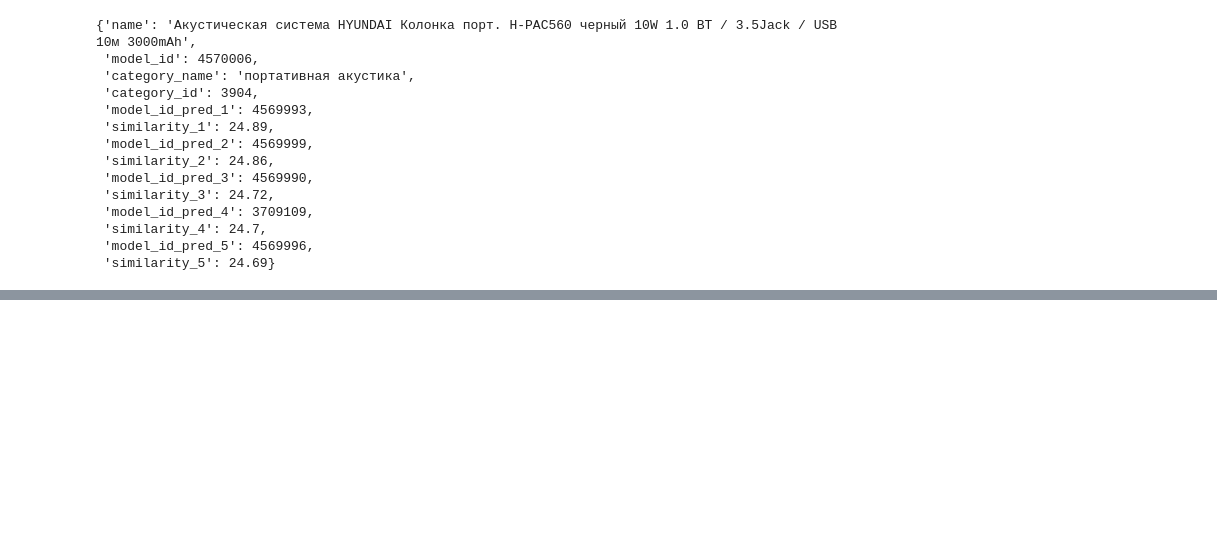
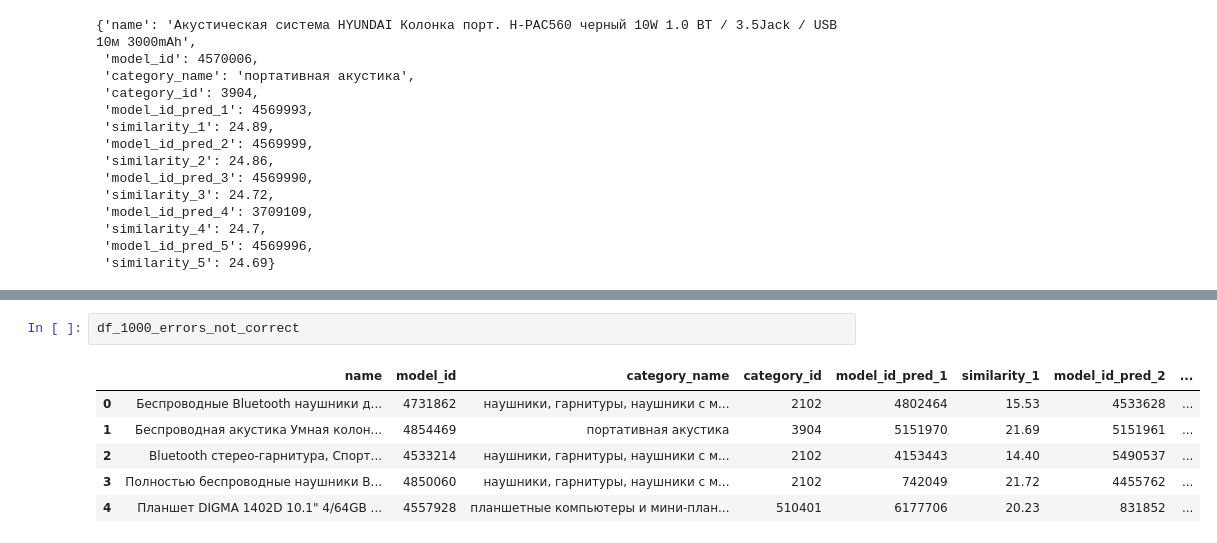
Before and after one commit to IgorSondors/ColBERT, a Jupyter notebook: EVAL/yes_no_data.ipynb, the cells around one changed output, grey strips where cells are left out. Drawn from its saved outputs; the diff is of its cells as text; blank space fills up the shorter version.

```diff
--- a/EVAL/yes_no_data.ipynb
+++ b/EVAL/yes_no_data.ipynb
@@ -257,0 +316,9 @@ df
+# %%
+df_1000_errors_not_correct
+# %% [output]
+|  | name | model_id | category_name | category_id | model_id_pred_1 | similarity_1 | model_id_pred_2 | ... |
+| 0 | Беспроводные Bluetooth наушники д... | 4731862 | наушники, гарнитуры, наушники c м... | 2102 | 4802464 | 15.53 | 4533628 | ... |
+| 1 | Беспроводная акустика Умная колон... | 4854469 | портативная акустика | 3904 | 5151970 | 21.69 | 5151961 | ... |
+| 2 | Bluetooth стерео-гарнитура, Спорт... | 4533214 | наушники, гарнитуры, наушники c м... | 2102 | 4153443 | 14.40 | 5490537 | ... |
+| 3 | Полностью беспроводные наушники B... | 4850060 | наушники, гарнитуры, наушники c м... | 2102 | 742049 | 21.72 | 4455762 | ... |
+| 4 | Планшет DIGMA 1402D 10.1" 4/64GB ... | 4557928 | планшетные компьютеры и мини-план... | 510401 | 6177706 | 20.23 | 831852 | ... |
```
Also changed, not shown: parts of 14 cells of this notebook, 1 other file.
